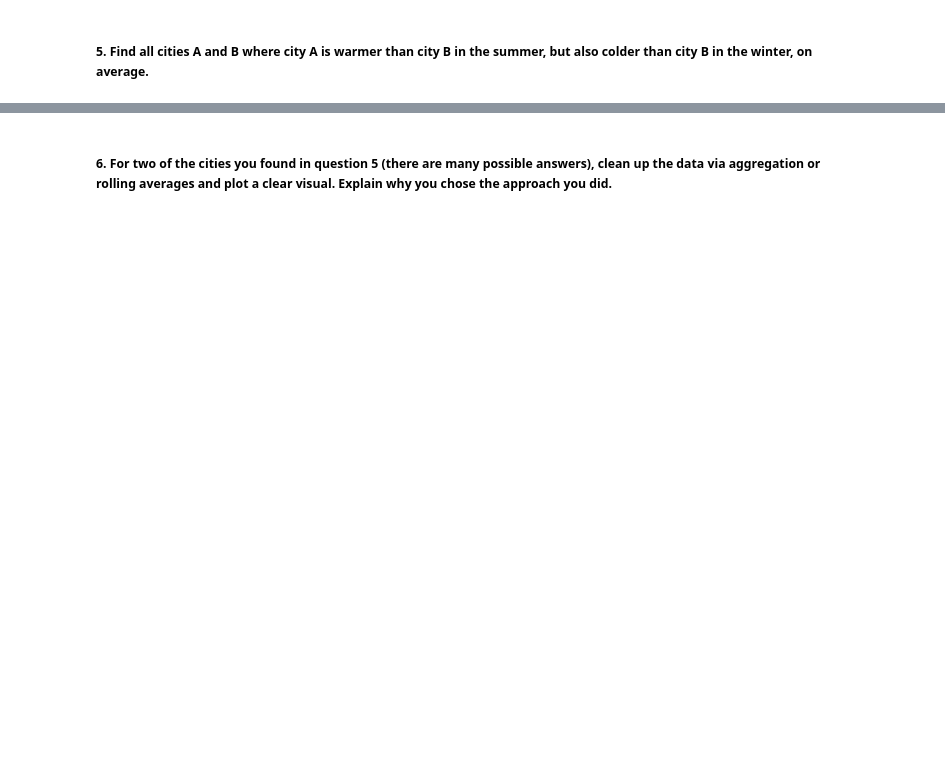
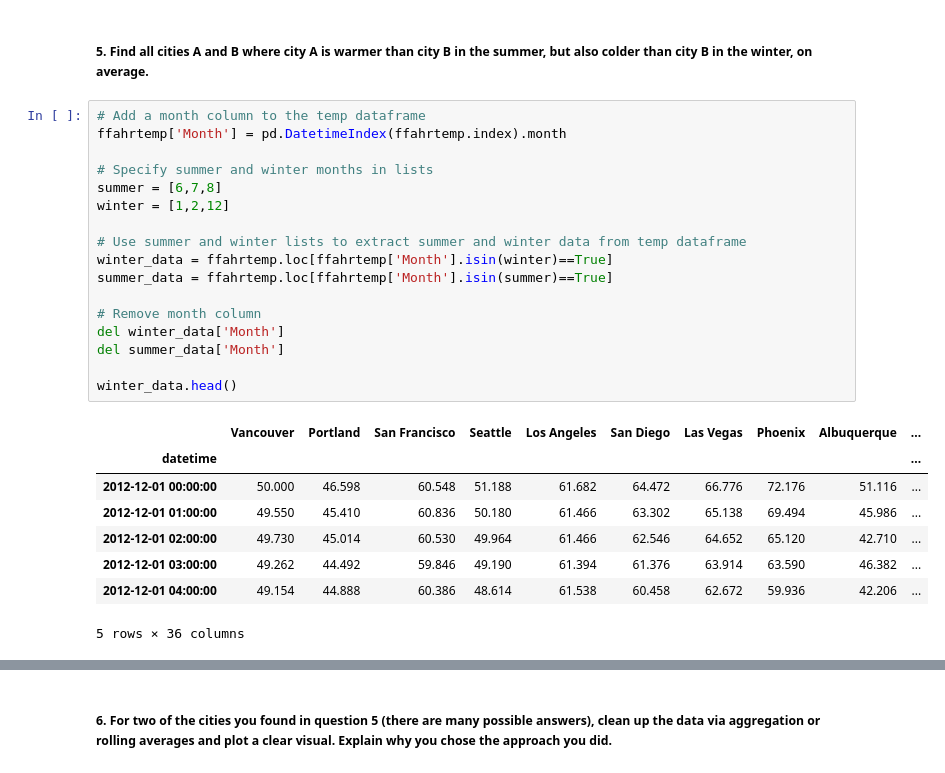
Before and after one commit to jmort16/week_11, a Jupyter notebook: wk_11_hmwk.ipynb, the cells around one changed output, grey strips where cells are left out. Saved outputs shown, nothing was run; the diff lists cells and outputs as text; blank space fills up the shorter version.

```diff
--- a/wk_11_hmwk.ipynb
+++ b/wk_11_hmwk.ipynb
@@ -26,2 +65,28 @@ NameError: name 'temperature' is not defined
 # %% [markdown]
 ##### 5.	Find all cities A and B where city A is warmer than city B in the summer, but also colder than city B in the winter, on average.
+# %%
+# Add a month column to the temp dataframe
+ffahrtemp['Month'] = pd.DatetimeIndex(ffahrtemp.index).month
+
+# Specify summer and winter months in lists
+summer = [6,7,8]
+winter = [1,2,12]
+
+# Use summer and winter lists to extract summer and winter data from temp dataframe
+winter_data = ffahrtemp.loc[ffahrtemp['Month'].isin(winter)==True]
+summer_data = ffahrtemp.loc[ffahrtemp['Month'].isin(summer)==True]
+
+# Remove month column
+del winter_data['Month']
+del summer_data['Month']
+
+winter_data.head()
+# %% [output]
+|  | Vancouver | Portland | San Francisco | Seattle | Los Angeles | San Diego | Las Vegas | Phoenix | Albuquerque | ... |
+| datetime |  |  |  |  |  |  |  |  |  | ... |
+| 2012-12-01 00:00:00 | 50.000 | 46.598 | 60.548 | 51.188 | 61.682 | 64.472 | 66.776 | 72.176 | 51.116 | ... |
+| 2012-12-01 01:00:00 | 49.550 | 45.410 | 60.836 | 50.180 | 61.466 | 63.302 | 65.138 | 69.494 | 45.986 | ... |
+| 2012-12-01 02:00:00 | 49.730 | 45.014 | 60.530 | 49.964 | 61.466 | 62.546 | 64.652 | 65.120 | 42.710 | ... |
+| 2012-12-01 03:00:00 | 49.262 | 44.492 | 59.846 | 49.190 | 61.394 | 61.376 | 63.914 | 63.590 | 46.382 | ... |
+| 2012-12-01 04:00:00 | 49.154 | 44.888 | 60.386 | 48.614 | 61.538 | 60.458 | 62.672 | 59.936 | 42.206 | ... |
+5 rows × 36 columns
```
Also changed, not shown: parts of 22 cells of this notebook.
